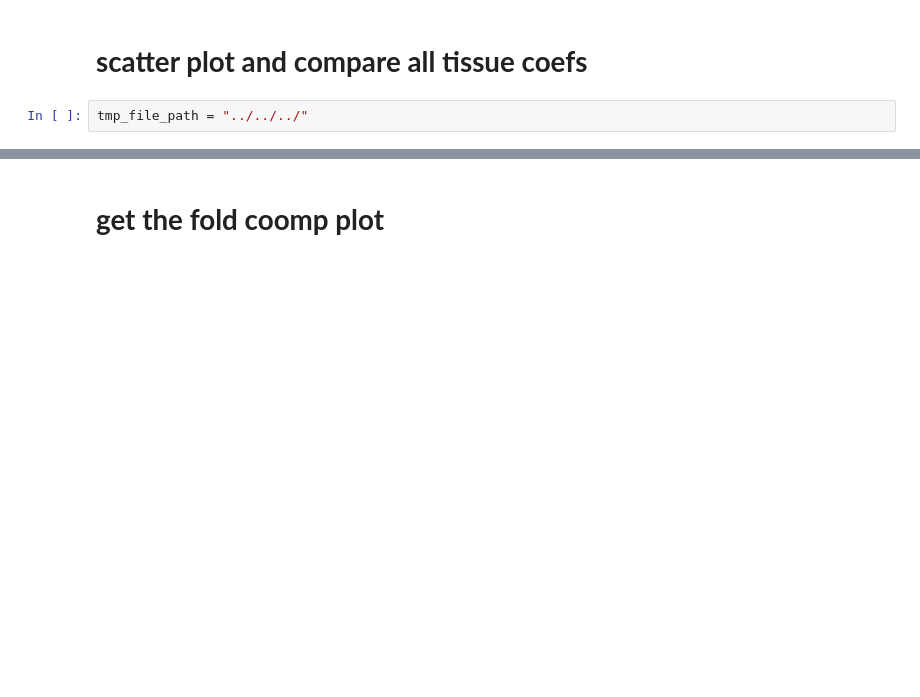
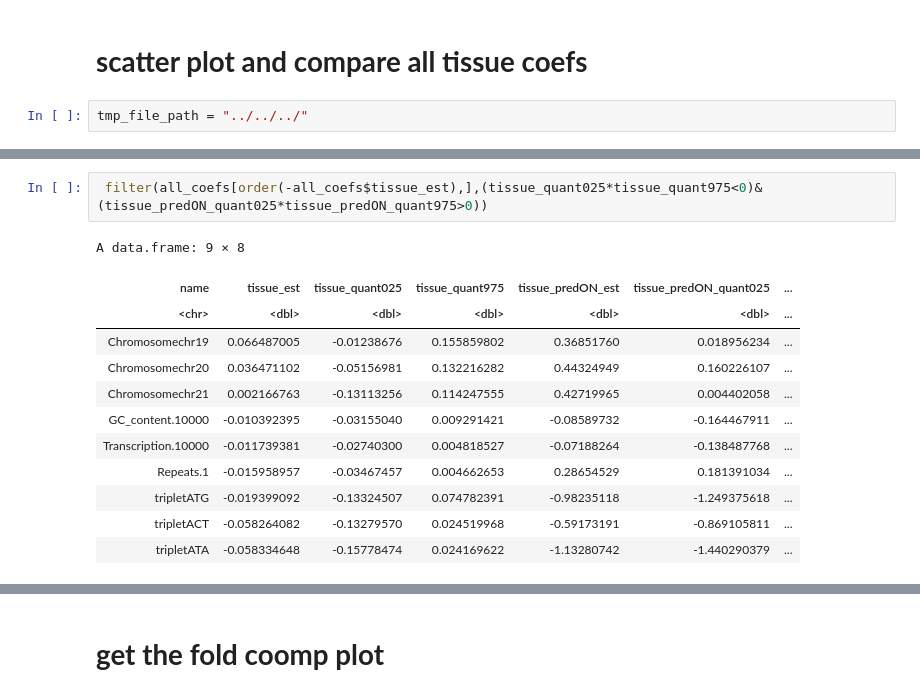
Before and after one commit to MadeleineOman/mutability, a Jupyter notebook: analysis/modules/plotting_coef/plotting_coef.ipynb, the cells around one changed output, grey strips where cells are left out. Cells and saved outputs as stored; diff of their text form; blank space fills up the shorter version.

```diff
--- a/analysis/modules/plotting_coef/plotting_coef.ipynb
+++ b/analysis/modules/plotting_coef/plotting_coef.ipynb
@@ -20,0 +74,15 @@ tmp_file_path = "../../../"
+# %%
+ filter(all_coefs[order(-all_coefs$tissue_est),],(tissue_quant025*tissue_quant975<0)&(tissue_predON_quant025*tissue_predON_quant975>0))
+# %% [output]
+A data.frame: 9 × 8
+| name | tissue_est | tissue_quant025 | tissue_quant975 | tissue_predON_est | tissue_predON_quant025 | ... |
+| <chr> | <dbl> | <dbl> | <dbl> | <dbl> | <dbl> | ... |
+| Chromosomechr19 | 0.066487005 | -0.01238676 | 0.155859802 | 0.36851760 | 0.018956234 | ... |
+| Chromosomechr20 | 0.036471102 | -0.05156981 | 0.132216282 | 0.44324949 | 0.160226107 | ... |
+| Chromosomechr21 | 0.002166763 | -0.13113256 | 0.114247555 | 0.42719965 | 0.004402058 | ... |
+| GC_content.10000 | -0.010392395 | -0.03155040 | 0.009291421 | -0.08589732 | -0.164467911 | ... |
+| Transcription.10000 | -0.011739381 | -0.02740300 | 0.004818527 | -0.07188264 | -0.138487768 | ... |
+| Repeats.1 | -0.015958957 | -0.03467457 | 0.004662653 | 0.28654529 | 0.181391034 | ... |
+| tripletATG | -0.019399092 | -0.13324507 | 0.074782391 | -0.98235118 | -1.249375618 | ... |
+| tripletACT | -0.058264082 | -0.13279570 | 0.024519968 | -0.59173191 | -0.869105811 | ... |
+| tripletATA | -0.058334648 | -0.15778474 | 0.024169622 | -1.13280742 | -1.440290379 | ... |
```
Also changed, not shown: parts of 11 cells of this notebook, 2 other files.
